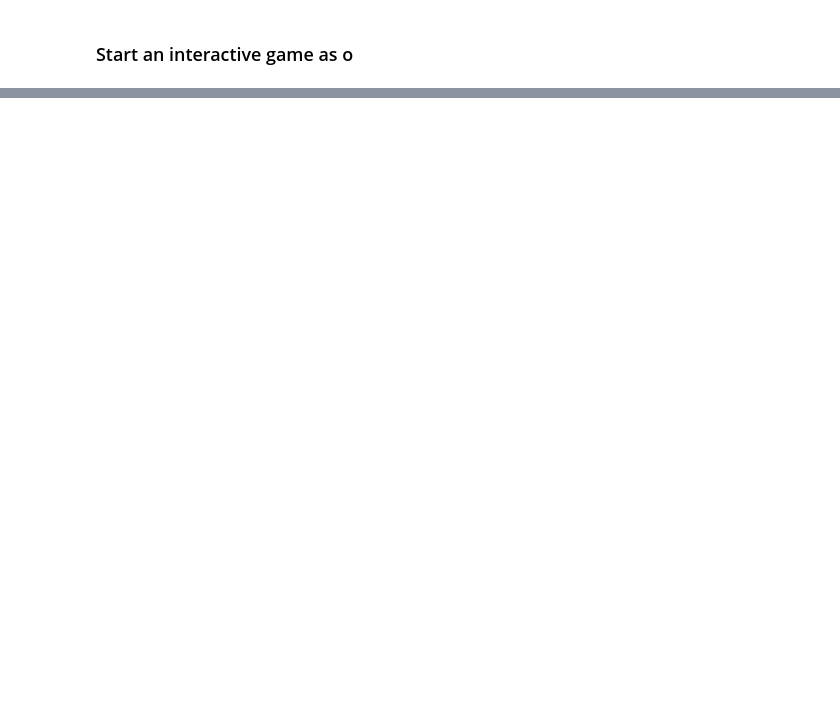
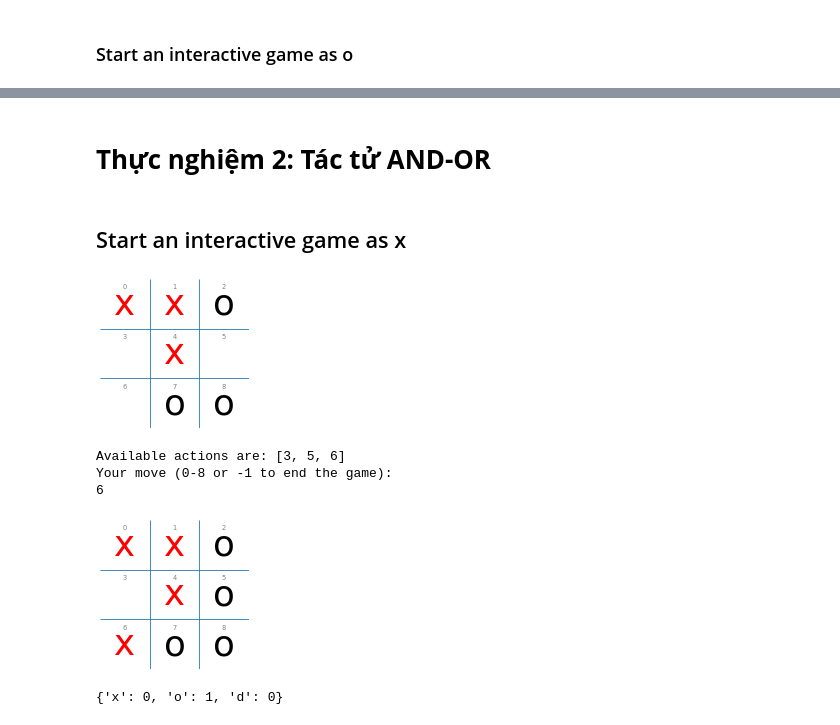
Before and after one commit to TranDatTB04/TTNTNC-Nhom11, a Jupyter notebook: lab05 - game/tictactoe_interactive.ipynb, the cells around one changed output, grey strips where cells are left out. Drawn from its saved outputs; the diff is of its cells as text; code cells hidden in the pictures; blank space fills up the shorter version.

```diff
--- a/lab05 - game/tictactoe_interactive.ipynb
+++ b/lab05 - game/tictactoe_interactive.ipynb
@@ -71 +142,14 @@ Available actions are: [0, 2, 3, 8]
 {'x': 0, 'o': 1, 'd': 0}
+# %% [markdown]
+# **Thực nghiệm 2: Tác tử AND-OR**
+# %% [markdown]
+## Start an interactive game as x
+# %%
+play(interactive_player, and_or_player, N=1, show_final_board=True)
+# %% [output]
+[figure, added]
+Available actions are: [3, 5, 6]
+Your move (0-8 or -1 to end the game):
+6
+[figure, added]
+{'x': 0, 'o': 1, 'd': 0}
```
Also changed, not shown: parts of 6 cells of this notebook, 3 other files.
